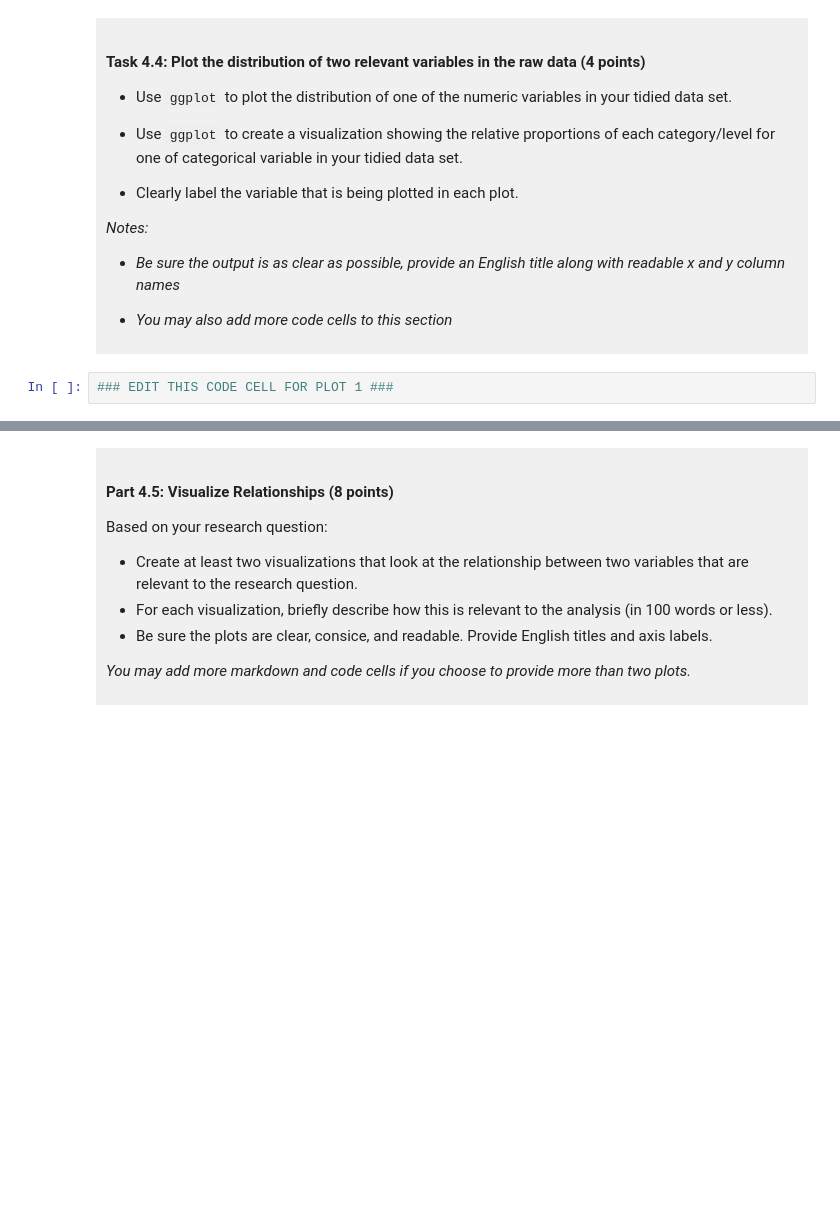
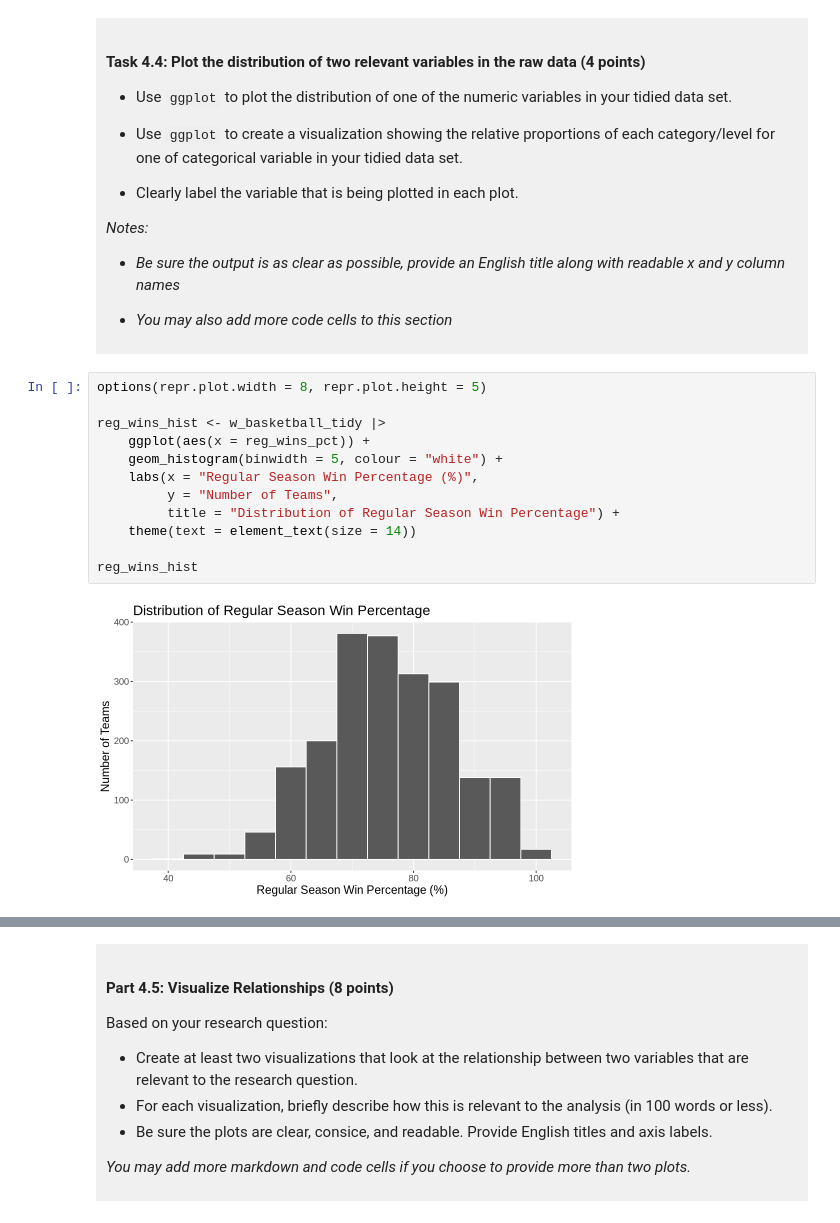
Before and after one commit to akkurtahmet589-ui/dsci-100-project-ahmet-akkurt, a Jupyter notebook: dsci-100-project-notebook.ipynb, the cells around one changed output, grey strips where cells are left out. Drawn from its saved outputs; the diff is of its cells as text; blank space fills up the shorter version.

```diff
--- a/dsci-100-project-notebook.ipynb
+++ b/dsci-100-project-notebook.ipynb
@@ -313,5 +347,17 @@ You will refine your research question (if needed) and produce a tidy data set.
 
 </div>
 # %%
-### EDIT THIS CODE CELL FOR PLOT 1 ###
+options(repr.plot.width = 8, repr.plot.height = 5)
+
+reg_wins_hist <- w_basketball_tidy |>
+    ggplot(aes(x = reg_wins_pct)) +
+    geom_histogram(binwidth = 5, colour = "white") +
+    labs(x = "Regular Season Win Percentage (%)",
+         y = "Number of Teams",
+         title = "Distribution of Regular Season Win Percentage") +
+    theme(text = element_text(size = 14))
+
+reg_wins_hist
+# %% [output]
+[figure, added]
 # %%
```
Also changed, not shown: parts of 8 cells of this notebook.
